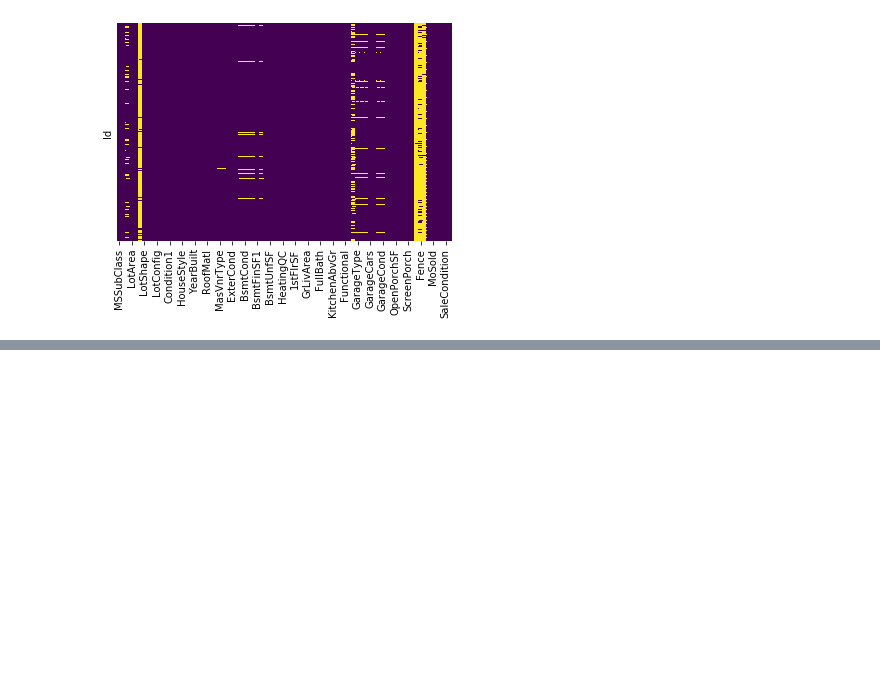
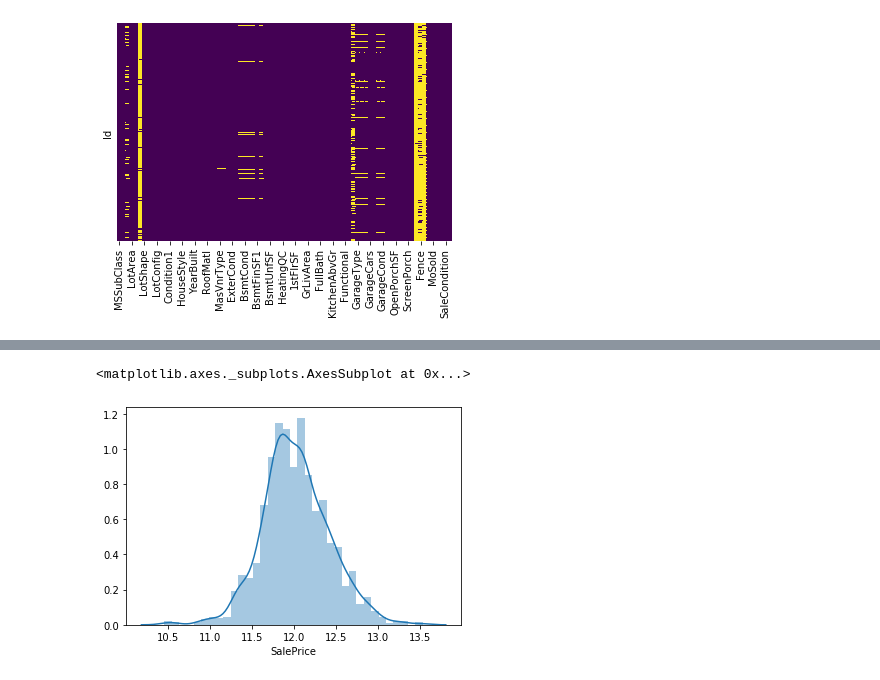
Before and after one commit to garrickbercero/python, a Jupyter notebook: Housing Price Prediction Machine Learning.ipynb, the cells around one changed output, grey strips where cells are left out. Saved outputs shown, nothing was run; the diff lists cells and outputs as text; code cells hidden in the pictures; blank space fills up the shorter version.

```diff
--- a/Housing Price Prediction Machine Learning.ipynb
+++ b/Housing Price Prediction Machine Learning.ipynb
@@ -158,8 +74,8 @@ corr_matrix = trainDf.corr().abs()
 # Select upper triangle of correlation matrix
 upper = corr_matrix.where(np.triu(np.ones(corr_matrix.shape), k=1).astype(np.bool))
 
-# Find index of feature columns with correlation greater than 0.95
-to_drop = [column for column in upper.columns if any(upper[column] > 0.95)]
+# Find index of feature columns with correlation greater than 0.80
+to_drop = [column for column in upper.columns if any(upper[column] > 0.80)]
 # %%
 # Drop features
 trainDf.drop(trainDf[to_drop], axis=1, inplace=True)
@@ -202,8 +82,0 @@ trainDf[cat_feats]
-# %%
-# import labelencoder
-from sklearn.preprocessing import LabelEncoder
-# instantiate labelencoder object
-le = LabelEncoder()
-# apply le on categorical feature columns
-trainDf[cat_feats] = trainDf[cat_feats].apply(lambda col: le.fit_transform(col))
-trainDf.head(10)
@@ -467,0 +89,5 @@ presubmissionDf
+# %%
+sns.distplot(np.log(trainDf['SalePrice']))
+# %% [output]
+<matplotlib.axes._subplots.AxesSubplot at 0x...>
+[figure, added]
```
Also changed, not shown: parts of 68 cells of this notebook.
